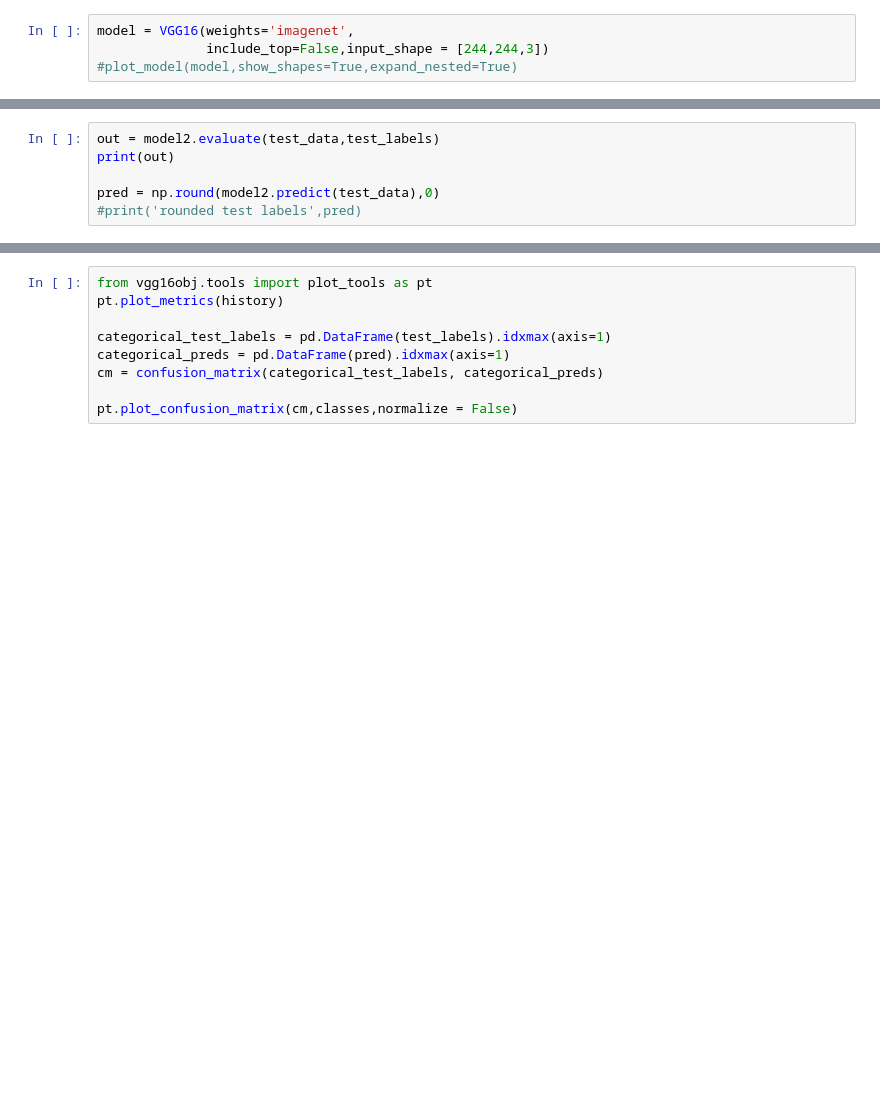
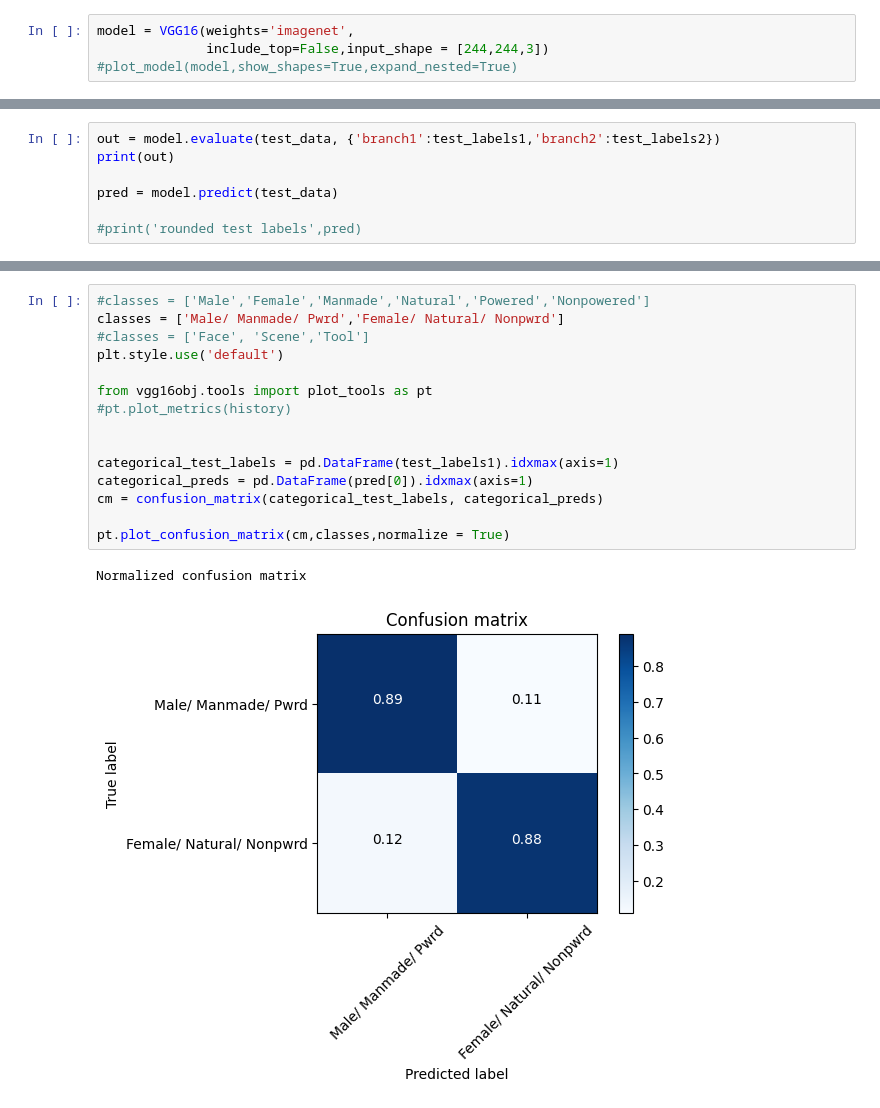
Before and after one commit to soukhind2/vgg16obj, a Jupyter notebook: colab_test.ipynb, the cells around one changed output, grey strips where cells are left out. Drawn from its saved outputs; the diff is of its cells as text; blank space fills up the shorter version.

```diff
--- a/colab_test.ipynb
+++ b/colab_test.ipynb
@@ -211,6 +219,7 @@ Epoch 00002: early stopping
 # %%
-out = model2.evaluate(test_data,test_labels)
+out = model.evaluate(test_data, {'branch1':test_labels1,'branch2':test_labels2})
 print(out)
 
-pred = np.round(model2.predict(test_data),0)
+pred = model.predict(test_data)
+
 #print('rounded test labels',pred)
@@ -221,11 +254,20 @@ print(metric)
 # %%
+#classes = ['Male','Female','Manmade','Natural','Powered','Nonpowered']
+classes = ['Male/ Manmade/ Pwrd','Female/ Natural/ Nonpwrd']
+#classes = ['Face', 'Scene','Tool']
+plt.style.use('default')
+
 from vgg16obj.tools import plot_tools as pt
-pt.plot_metrics(history)
+#pt.plot_metrics(history)
 
-categorical_test_labels = pd.DataFrame(test_labels).idxmax(axis=1)
-categorical_preds = pd.DataFrame(pred).idxmax(axis=1)
+
+categorical_test_labels = pd.DataFrame(test_labels1).idxmax(axis=1)
+categorical_preds = pd.DataFrame(pred[0]).idxmax(axis=1)
 cm = confusion_matrix(categorical_test_labels, categorical_preds)
 
-pt.plot_confusion_matrix(cm,classes,normalize = False)
+pt.plot_confusion_matrix(cm,classes,normalize = True)
+# %% [output]
+Normalized confusion matrix
+[figure, added]
 # %%
 plot_model(model,show_shapes=True,expand_nested=True)
```
Also changed, not shown: parts of 11 cells of this notebook.
